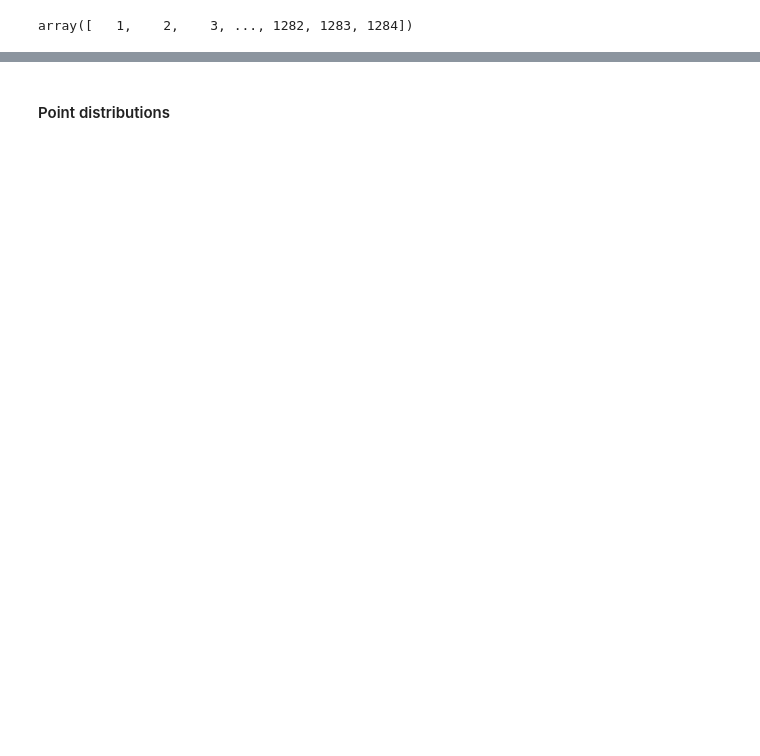
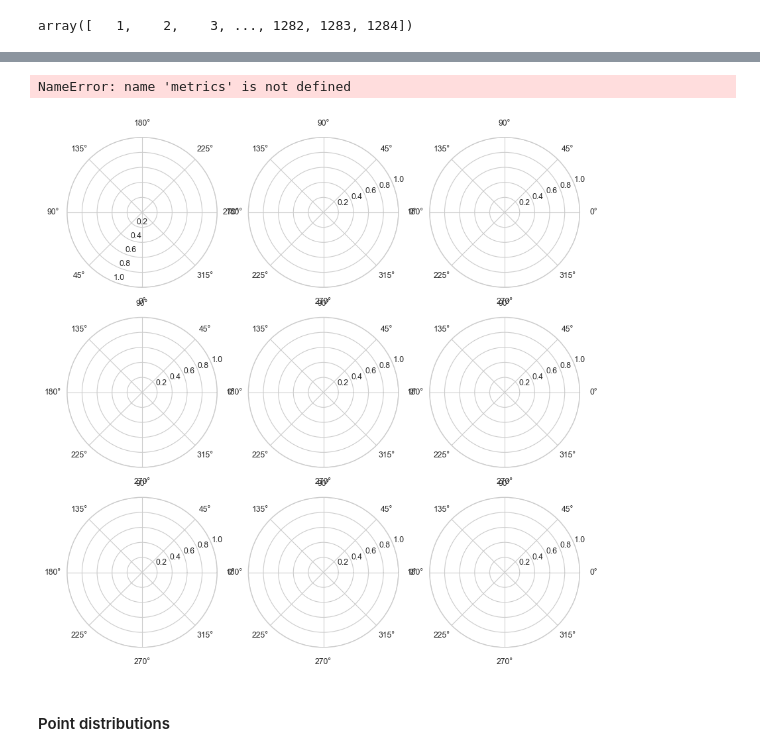
Before and after one commit to ProLint/prolint2, a Jupyter notebook: docs/notebooks/06_Generating_Plots.ipynb, the cells around one changed output, grey strips where cells are left out. Saved outputs shown, nothing was run; the diff lists cells and outputs as text; code cells hidden in the pictures; blank space fills up the shorter version.

Commit message:
Dding MultiplePointDistributions

```diff
--- a/docs/notebooks/06_Generating_Plots.ipynb
+++ b/docs/notebooks/06_Generating_Plots.ipynb
@@ -17,3 +17,14 @@ import numpy as np
 mean_instance = MeanMetric()
 metric_instance = Metric(contacts, mean_instance)
 mean_contacts = metric_instance.compute()
+# %%
+# Multiple metrics
+metric_instances_list = [MeanMetric(), SumMetric(), MaxMetric()]
+metric_instance = Metric(contacts, metric_instances_list) # clear is True by default so we clear any existing metrics
+contacts_out = metric_instance.compute() # populate the metric columns
+
+from prolint2.plotting.multiples import MultipleRadar
+
+MPD = MultipleRadar(u, contacts_out, fig_size=(10, 10))
+MPD.create_plot(rows='metrics')  ## lipids or metrics
+# %% [output]
@@ -20,3 +32,5 @@ mean_contacts = metric_instance.compute()
+NameError: name 'metrics' is not defined
+[figure, added]
 # %% [markdown]
 #### Point distributions
 # %%
```
Also changed, not shown: parts of 20 cells of this notebook, 3 other files.
